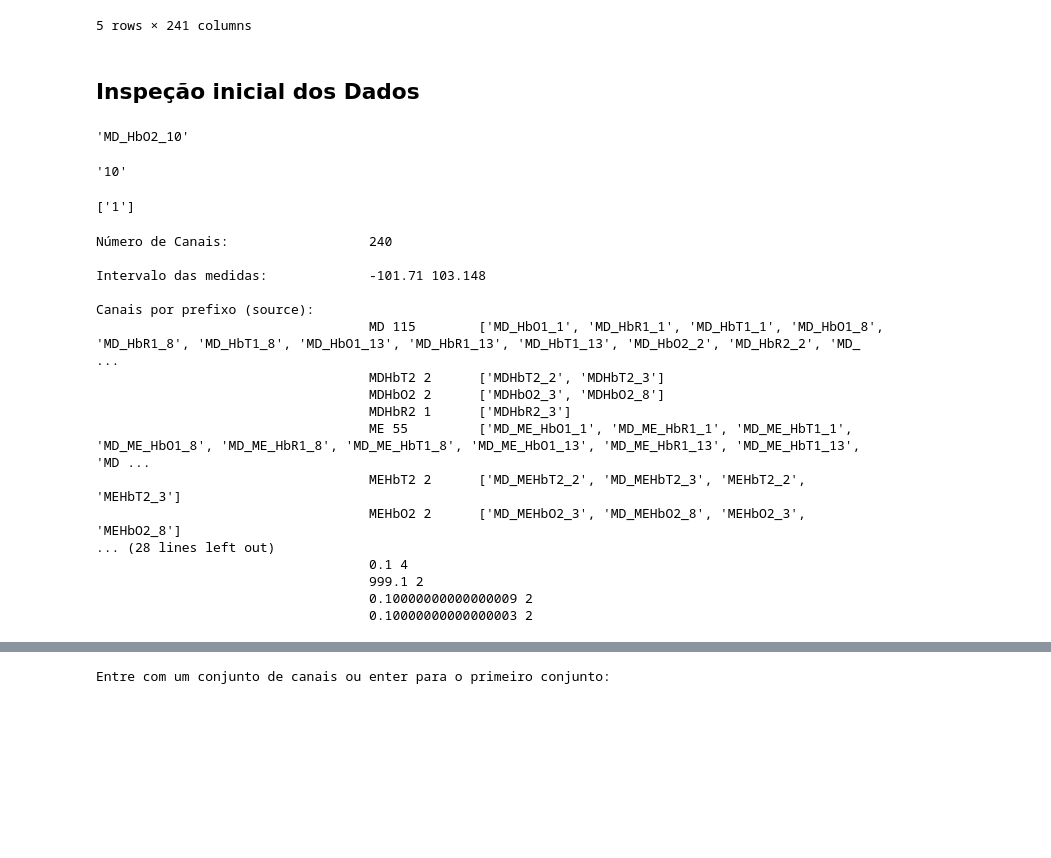
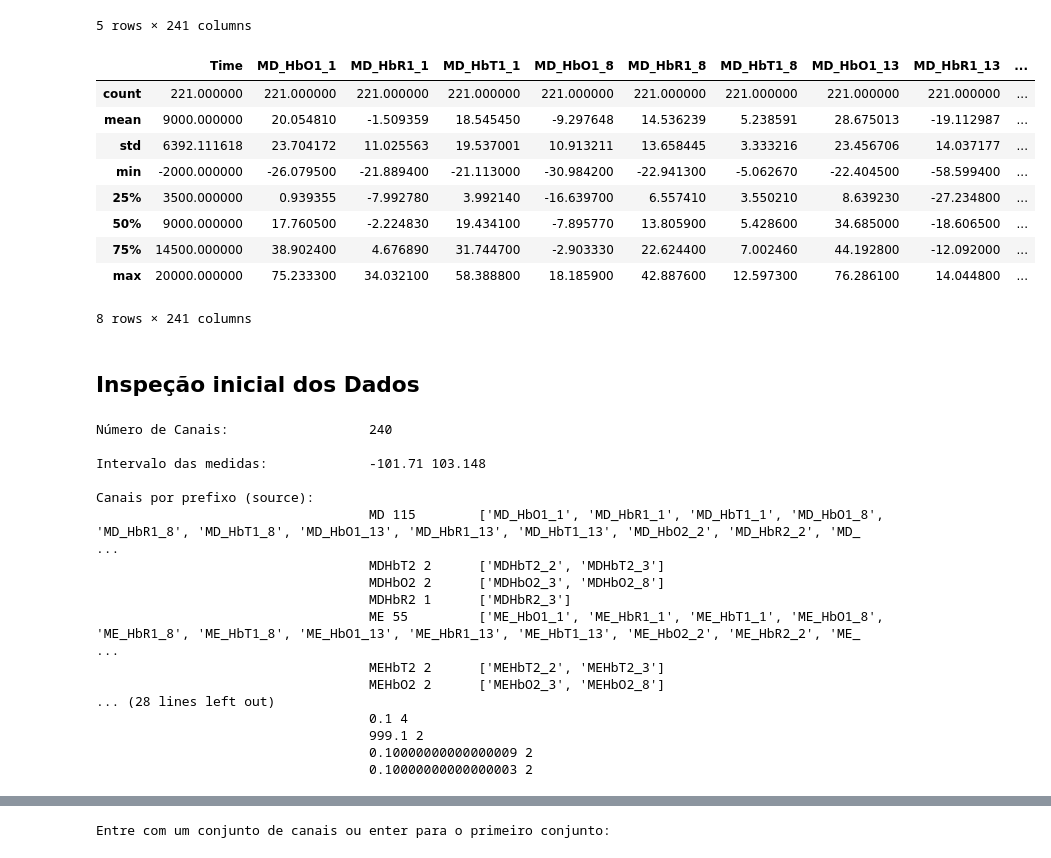
Before and after one commit to Rogerio-mack/fNIRS, a Jupyter notebook: fnirs_analysis_2.ipynb, the cells around one changed output, grey strips where cells are left out. Saved outputs shown, nothing was run; the diff lists cells and outputs as text; code cells hidden in the pictures; blank space fills up the shorter version.

```diff
--- a/fnirs_analysis_2.ipynb
+++ b/fnirs_analysis_2.ipynb
@@ -39,22 +39,21 @@ df.head()
 | 3 | -1700.0 | 7.42056 | 2.21805 | 9.63861 | 17.10400 | -21.18880 | -4.084810 | -11.9961 | -16.3183 | ... |
 | 4 | -1600.0 | 3.27839 | 2.12618 | 5.40457 | 18.18590 | -22.94130 | -4.755370 | -11.3240 | -13.7559 | ... |
 5 rows × 241 columns
+# %%
+df.describe()
+# %% [output]
+|  | Time | MD_HbO1_1 | MD_HbR1_1 | MD_HbT1_1 | MD_HbO1_8 | MD_HbR1_8 | MD_HbT1_8 | MD_HbO1_13 | MD_HbR1_13 | ... |
+| count | 221.000000 | 221.000000 | 221.000000 | 221.000000 | 221.000000 | 221.000000 | 221.000000 | 221.000000 | 221.000000 | ... |
+| mean | 9000.000000 | 20.054810 | -1.509359 | 18.545450 | -9.297648 | 14.536239 | 5.238591 | 28.675013 | -19.112987 | ... |
+| std | 6392.111618 | 23.704172 | 11.025563 | 19.537001 | 10.913211 | 13.658445 | 3.333216 | 23.456706 | 14.037177 | ... |
+| min | -2000.000000 | -26.079500 | -21.889400 | -21.113000 | -30.984200 | -22.941300 | -5.062670 | -22.404500 | -58.599400 | ... |
+| 25% | 3500.000000 | 0.939355 | -7.992780 | 3.992140 | -16.639700 | 6.557410 | 3.550210 | 8.639230 | -27.234800 | ... |
+| 50% | 9000.000000 | 17.760500 | -2.224830 | 19.434100 | -7.895770 | 13.805900 | 5.428600 | 34.685000 | -18.606500 | ... |
+| 75% | 14500.000000 | 38.902400 | 4.676890 | 31.744700 | -2.903330 | 22.624400 | 7.002460 | 44.192800 | -12.092000 | ... |
+| max | 20000.000000 | 75.233300 | 34.032100 | 58.388800 | 18.185900 | 42.887600 | 12.597300 | 76.286100 | 14.044800 | ... |
+8 rows × 241 columns
 # %% [markdown]
 ## Inspeção inicial dos Dados
-# %%
-df.columns[22]
-# %% [output]
-'MD_HbO2_10'
-# %%
-x = df.columns[22]
-len(x) - x[::-1].find('_')
-x[len(x) - x[::-1].find('_')::]
-# %% [output]
-'10'
-# %%
-[x[len(x) - x[::-1].find('_')::] for x in [df.columns[1]]]
-# %% [output]
-['1']
 # %%
 print('\nNúmero de Canais:'.ljust(35), df.shape[1] - 1)
 
@@ -69,7 +68,7 @@ summary_prefix_channels_list = {}
 for c in list_prefix_channels:
   if c not in summary_prefix_channels.keys():
     summary_prefix_channels[c] = list_prefix_channels.count(c)
-    summary_prefix_channels_list[c] = [x for x in df.columns[1::] if c+'_' in x]
+    summary_prefix_channels_list[c] = [x for x in df.columns[1::] if c+'_' in x[0:x.find('_')+1]] # ajustado para excel com mais de 1'_' nos nomes dos atributos
 
 for c in summary_prefix_channels.keys():
     print(34*' ',c, summary_prefix_channels[c], '\t', summary_prefix_channels_list[c])
@@ -99,9 +98,9 @@ Canais por prefixo (source):
                                    MDHbT2 2      ['MDHbT2_2', 'MDHbT2_3']
                                    MDHbO2 2      ['MDHbO2_3', 'MDHbO2_8']
                                    MDHbR2 1      ['MDHbR2_3']
-                                   ME 55         ['MD_ME_HbO1_1', 'MD_ME_HbR1_1', 'MD_ME_HbT1_1', 'MD_ME_HbO1_8', 'MD_ME_HbR1_8', 'MD_ME_HbT1_8', 'MD_ME_HbO1_13', 'MD_ME_HbR1_13', 'MD_ME_HbT1_13', 'MD ...
-                                   MEHbT2 2      ['MD_MEHbT2_2', 'MD_MEHbT2_3', 'MEHbT2_2', 'MEHbT2_3']
-                                   MEHbO2 2      ['MD_MEHbO2_3', 'MD_MEHbO2_8', 'MEHbO2_3', 'MEHbO2_8']
+                                   ME 55         ['ME_HbO1_1', 'ME_HbR1_1', 'ME_HbT1_1', 'ME_HbO1_8', 'ME_HbR1_8', 'ME_HbT1_8', 'ME_HbO1_13', 'ME_HbR1_13', 'ME_HbT1_13', 'ME_HbO2_2', 'ME_HbR2_2', 'ME_ ...
+                                   MEHbT2 2      ['MEHbT2_2', 'MEHbT2_3']
+                                   MEHbO2 2      ['MEHbO2_3', 'MEHbO2_8']
 ... (28 lines left out)
                                    0.1 4
                                    999.1 2
```
Also changed, not shown: parts of 3 cells of this notebook.
